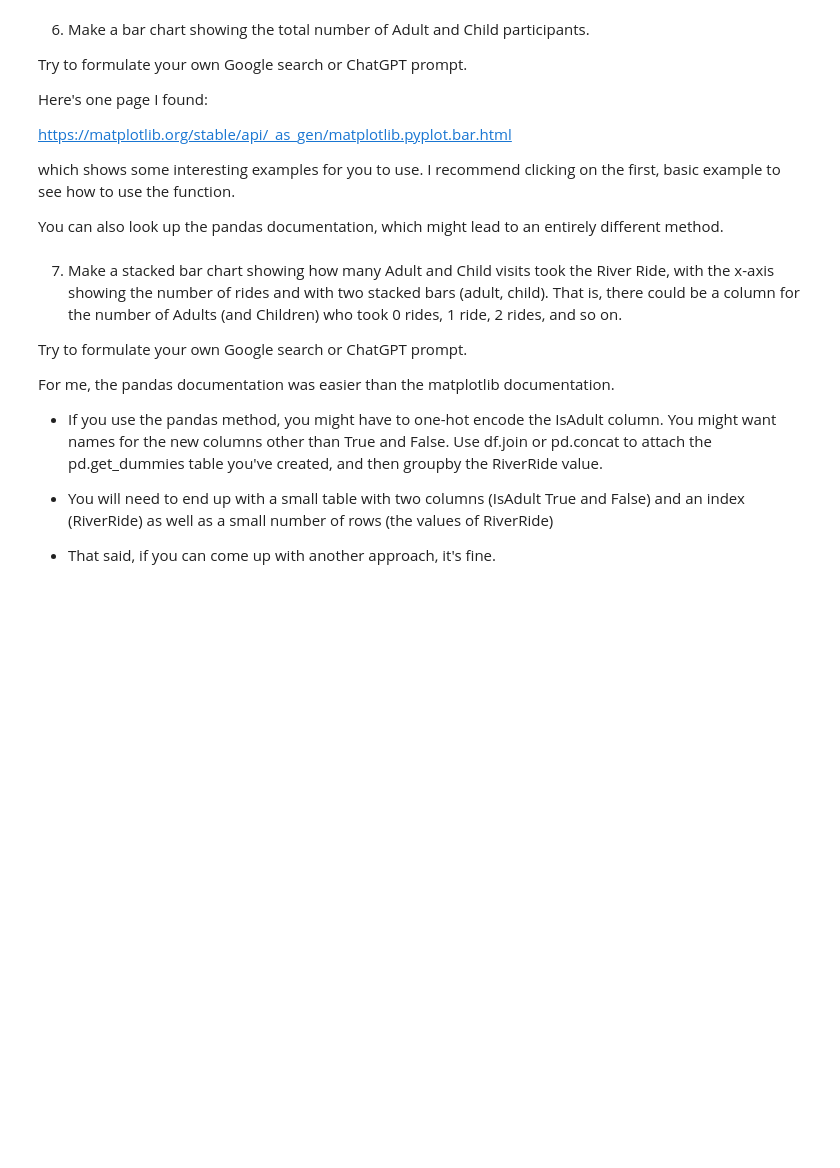
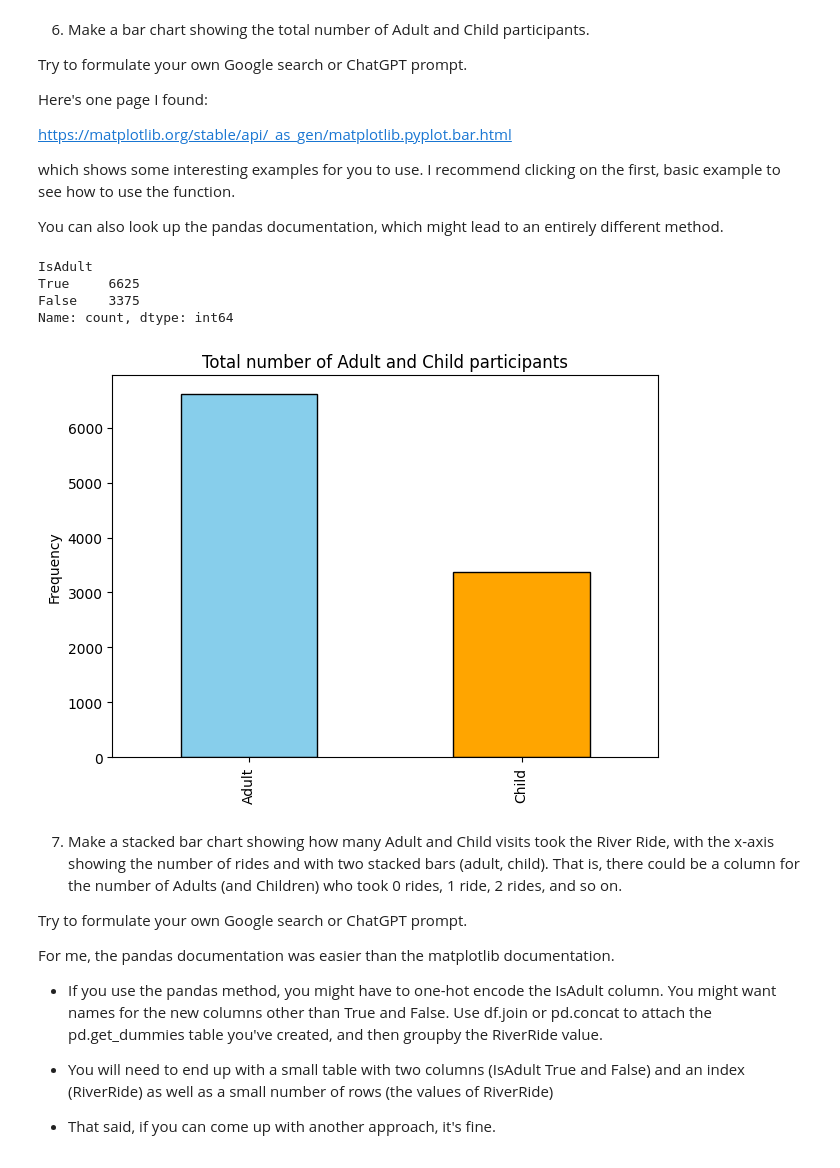
Before and after one commit to Jbaner/Module-B-semester-2, a Jupyter notebook: Week3.ipynb, the cells around one changed output. Drawn from its saved outputs; the diff is of its cells as text; code cells hidden in the pictures; blank space fills up the shorter version.

```diff
--- a/Week3.ipynb
+++ b/Week3.ipynb
@@ -397,6 +418,21 @@ https://matplotlib.org/stable/api/_as_gen/matplotlib.pyplot.bar.html
 which shows some interesting examples for you to use.  I recommend clicking on the first, basic example to see how to use the function.
 
 You can also look up the pandas documentation, which might lead to an entirely different method.
+# %%
+check_riders=df["IsAdult"].value_counts()
+print(check_riders)
+check_riders.index=["Adult","Child"]
+check_riders.plot(kind='bar', color=["skyblue","orange"], edgecolor="black")
+plt.title("Total number of Adult and Child participants")
+plt.ylabel("Frequency")
+plt.tight_layout()
+plt.show()
+# %% [output]
+IsAdult
+True     6625
+False    3375
+Name: count, dtype: int64
+[figure, added]
 # %% [markdown]
 7. Make a stacked bar chart showing how many Adult and Child visits took the River Ride, with the x-axis showing the number of rides and with two stacked bars (adult, child).  That is, there could be a column for the number of Adults (and Children) who took 0 rides, 1 ride, 2 rides, and so on.
 
```
Also changed, not shown: parts of 4 cells of this notebook.
